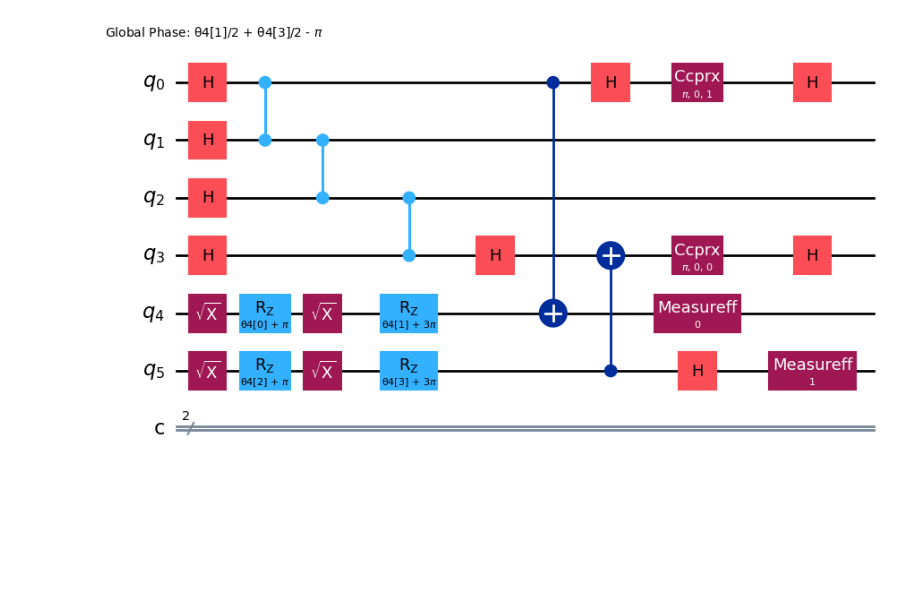
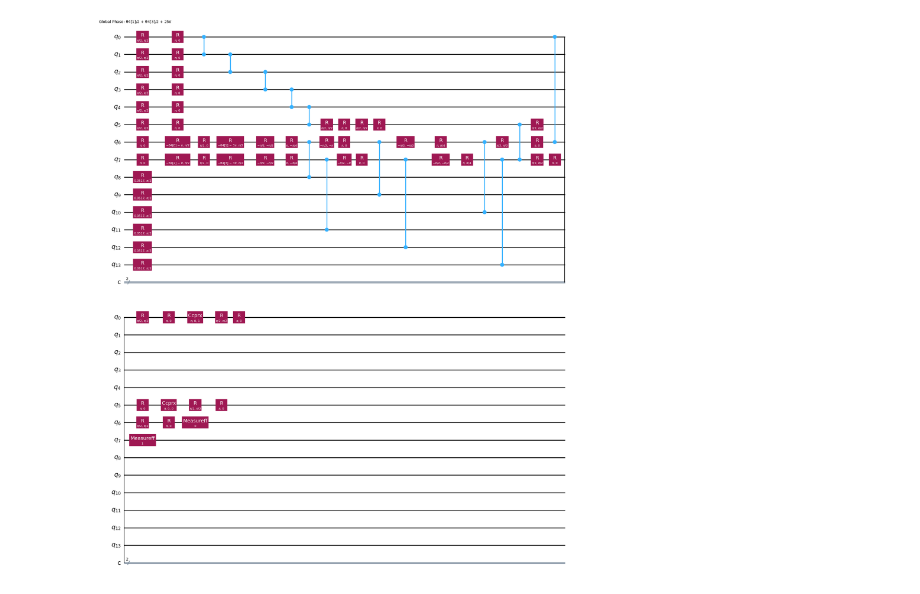
Before and after one commit to antittelbaugh/entanglement_distribution_with_cgs, a Jupyter notebook: Testing_circuit_runs.ipynb, the cells around one changed output. Saved outputs shown, nothing was run; the diff lists cells and outputs as text; code cells hidden in the pictures; blank space fills up the shorter version.

```diff
--- a/Testing_circuit_runs.ipynb
+++ b/Testing_circuit_runs.ipynb
@@ -3,8 +3,8 @@
 target_fidelity = .996
 #Degredation method
 depol_U_bool = False
-depol_Pauli_bool = False
-depol_QPD = True
+depol_Pauli_bool = True
+depol_QPD = False
 #Run Method
 braket_hw_bool = True
 noise_model_bool = False
@@ -29,18 +29,25 @@ elif depol_Pauli_bool:
     dep_gate = depol_stinespring(p)
 # %%
 #This builds a linear graph state 0-1-2-3
-from qiskit import QuantumCircuit
+from qiskit import QuantumCircuit, transpile
 
 def make_base_graph():
-    qc = QuantumCircuit(4)
-    for q in [0,1,2,3]:
+    qc = QuantumCircuit(6)
+    for q in [0,1,2,3,4,5]:
         qc.h(q)
     #qc.cz(3,0)
-    for a, b in [(0,1),(1,2),(2,3)]:
+    for a, b in [(0,1),(1,2),(2,3),(3,4),(4,5)]:
         qc.cz(a,b)
     # leave out cz(0,3) here – we’ll insert it via the three methods
     return qc
 
 qc_real = make_base_graph()
+emerald_native = ["r", "cz", "measure"]
+if braket_hw_bool:
+    qc_real= transpile(
+        qc_real,
+        basis_gates=emerald_native,
+        optimization_level=3
+    )
 qc_real.draw('mpl')
 # %% [output]
@@ -69,6 +76,11 @@ else:
 
 #cut_bell_pair_factory.draw("mpl", fold=False)
 
-qc2 = transpile(cut_bell_pair_factory, basis_gates=['r', 'cz'], optimization_level=3)
-qc2.draw('mpl')
+if braket_hw_bool:
+    cut_bell_pair_factory= transpile(
+        cut_bell_pair_factory,
+        basis_gates=emerald_native,
+        optimization_level=3
+    )
+cut_bell_pair_factory.draw('mpl')
 # %% [output]
@@ -128,27 +176,27 @@ teleportation_circuit.draw('mpl')
 # %%
 # now put the cut bell pair into the graph state
 from qiskit_ibm_runtime import QiskitRuntimeService
 from qiskit_aer.noise import NoiseModel
 from qiskit_aer import AerSimulator
 if depol_U_bool:
-    cut_graph_state = QuantumCircuit(10,2)
+    cut_graph_state = QuantumCircuit(12,2)
 elif depol_Pauli_bool:
-    cut_graph_state = QuantumCircuit(12,2)
+    cut_graph_state = QuantumCircuit(14,2)
 else:
-    cut_graph_state = QuantumCircuit(6,2)
-cut_graph_state.compose(qc_real, [0,1,2,3], inplace=True)
+    cut_graph_state = QuantumCircuit(8,2)
+cut_graph_state.compose(qc_real, [0,1,2,3,4,5], inplace=True)
 if noise_model_bool and delay_ns>0:
-    cut_graph_state.delay(delay_ns, [1,2], "ns")
+    cut_graph_state.delay(delay_ns, [1,2,3,4], "ns")
 if depol_U_bool:
-    cut_graph_state.compose(teleportation_circuit, [0,4,5,3,6,7,8,9], [0,1], inplace=True)
+    cut_graph_state.compose(teleportation_circuit, [0,6,7,5,8,9,10,11], [0,1], inplace=True)
 elif depol_Pauli_bool:
-    cut_graph_state.compose(teleportation_circuit, [0,4,5,3,6,7,8,9,10,11], [0,1], inplace=True)
+    cut_graph_state.compose(teleportation_circuit, [0,6,7,5,8,9,10,11,12,13], [0,1], inplace=True)
 else:
-    cut_graph_state.compose(teleportation_circuit, [0,4,5,3], [0,1], inplace=True)
+    cut_graph_state.compose(teleportation_circuit, [0,6,7,5], [0,1], inplace=True)
 cut_graph_state.draw('mpl')
 #service = QiskitRuntimeService()
 #backend1 = service.backend("ibm_torino")
 #tc = transpile(cut_graph_state, backend=backend1, optimization_level=3)
 #tc.draw('mpl')
 # %% [output]
-[figure, old version]
+[figure, new version]
```
Also changed, not shown: parts of 7 cells of this notebook, 3 other files.
